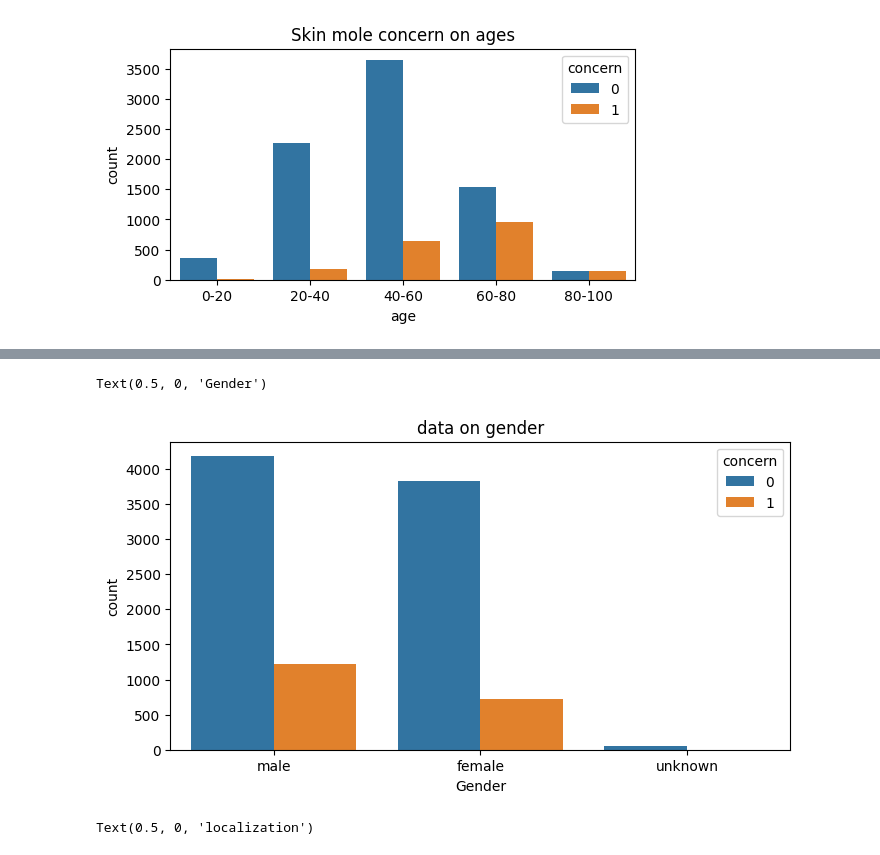
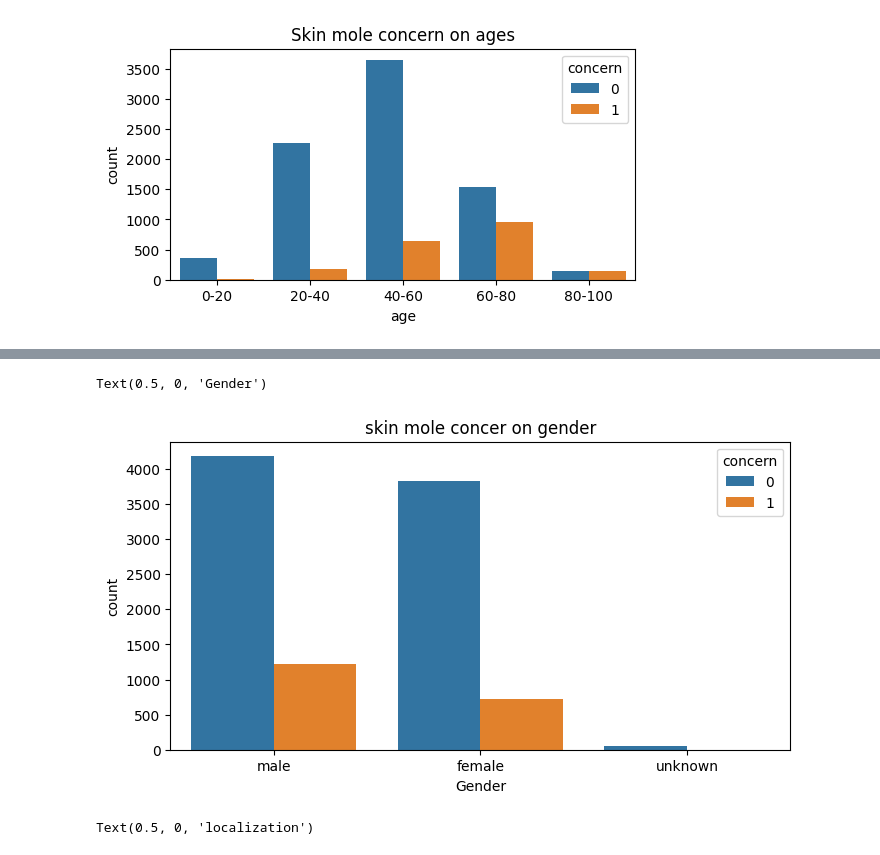
Before and after one commit to Genet-Abay/challenge-mole, a Jupyter notebook: Analysis/analysis.ipynb, the cells around one changed output, grey strips where cells are left out. Cells and saved outputs as stored; diff of their text form; code cells hidden in the pictures.

```diff
--- a/Analysis/analysis.ipynb
+++ b/Analysis/analysis.ipynb
@@ -78,11 +81,11 @@ Text(0.5, 0, 'age')
 # %%
 fig = plt.figure(figsize=(8,4))
 sns.countplot(x=df["sex"], hue=df['concern'])
-plt.title('data on gender')
+plt.title('skin mole concer on gender')
 plt.xlabel('Gender')
 # %% [output]
 Text(0.5, 0, 'Gender')
-[figure, old version]
+[figure, new version]
 # %%
 fig = plt.figure(figsize=(14,4))
 sns.countplot(x=df["localization"], hue=df['concern'])
```
Also changed, not shown: parts of 4 cells of this notebook, 11 other files.
